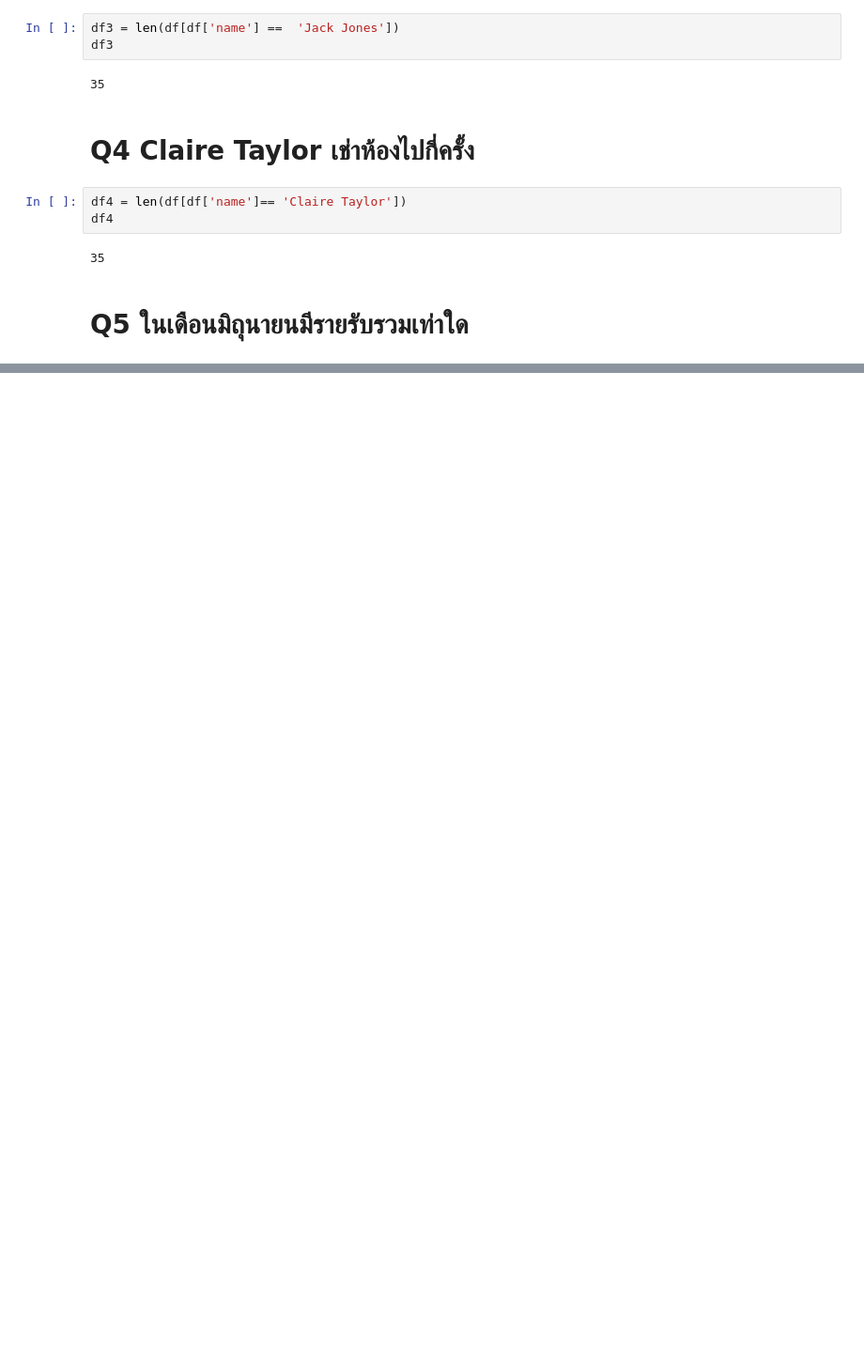
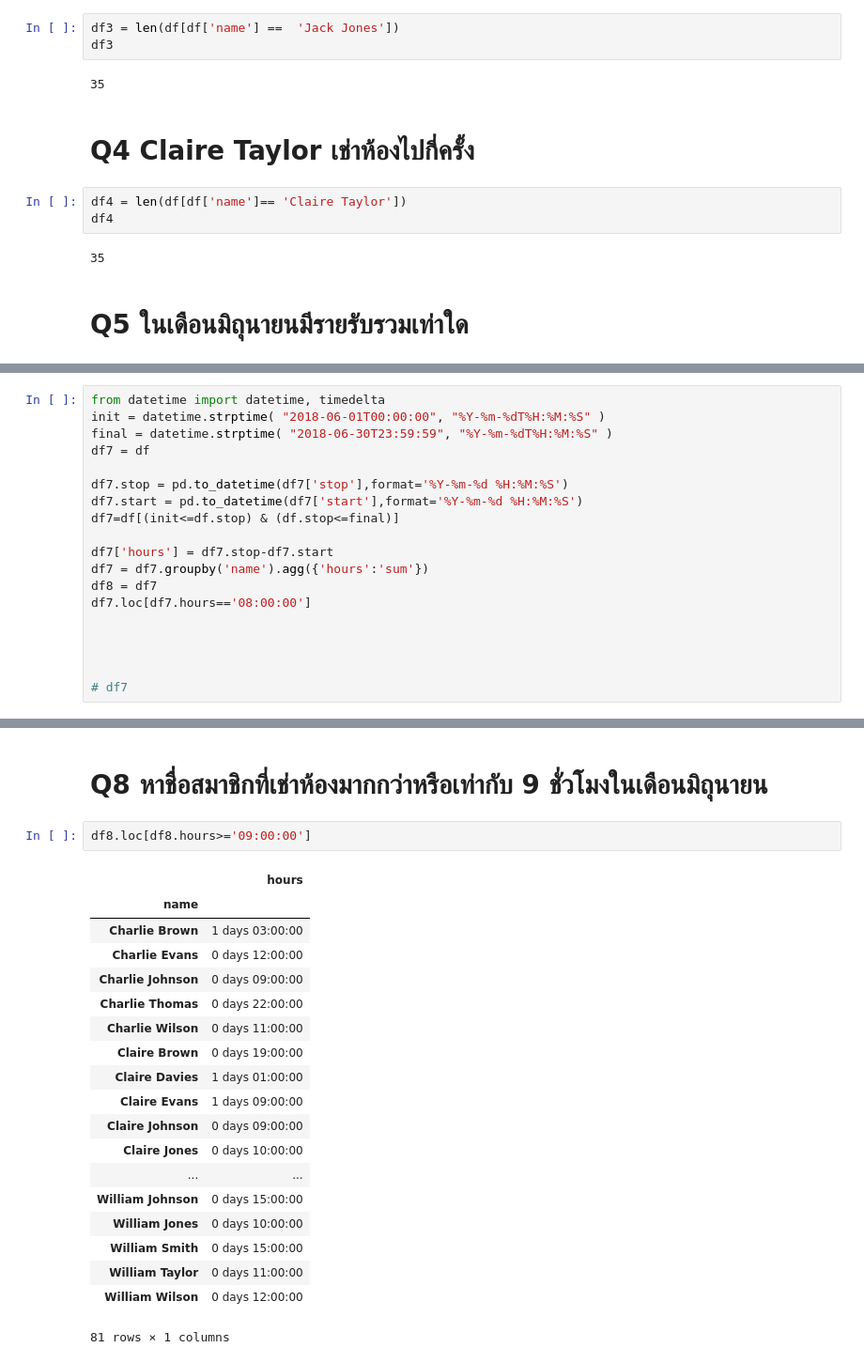
Before and after one commit to nuttaponkhamkul123/CS439_2019, a Jupyter notebook: cs439_week07/week07.ipynb, the cells around one changed output, grey strips where cells are left out. Shown at 94% size. Saved outputs shown, nothing was run; the diff lists cells and outputs as text; blank space fills up the shorter version.

```diff
--- a/cs439_week07/week07.ipynb
+++ b/cs439_week07/week07.ipynb
@@ -205,0 +178,19 @@ dtype: object
+# %%
+from datetime import datetime, timedelta
+init = datetime.strptime( "2018-06-01T00:00:00", "%Y-%m-%dT%H:%M:%S" )
+final = datetime.strptime( "2018-06-30T23:59:59", "%Y-%m-%dT%H:%M:%S" )
+df7 = df
+
+df7.stop = pd.to_datetime(df7['stop'],format='%Y-%m-%d %H:%M:%S')
+df7.start = pd.to_datetime(df7['start'],format='%Y-%m-%d %H:%M:%S')
+df7=df[(init<=df.stop) & (df.stop<=final)]
+
+df7['hours'] = df7.stop-df7.start
+df7 = df7.groupby('name').agg({'hours':'sum'})
+df8 = df7
+df7.loc[df7.hours=='08:00:00']
+
+
+
+
+# df7
@@ -205,0 +208,24 @@ dtype: object
+# %% [markdown]
+# Q8 หาชื่อสมาชิกที่เช่าห้องมากกว่าหรือเท่ากับ 9 ชั่วโมงในเดือนมิถุนายน
+# %%
+df8.loc[df8.hours>='09:00:00']
+# %% [output]
+|  | hours |
+| name |  |
+| Charlie Brown | 1 days 03:00:00 |
+| Charlie Evans | 0 days 12:00:00 |
+| Charlie Johnson | 0 days 09:00:00 |
+| Charlie Thomas | 0 days 22:00:00 |
+| Charlie Wilson | 0 days 11:00:00 |
+| Claire Brown | 0 days 19:00:00 |
+| Claire Davies | 1 days 01:00:00 |
+| Claire Evans | 1 days 09:00:00 |
+| Claire Johnson | 0 days 09:00:00 |
+| Claire Jones | 0 days 10:00:00 |
+| ... | ... |
+| William Johnson | 0 days 15:00:00 |
+| William Jones | 0 days 10:00:00 |
+| William Smith | 0 days 15:00:00 |
+| William Taylor | 0 days 11:00:00 |
+| William Wilson | 0 days 12:00:00 |
+81 rows × 1 columns
```
Also changed, not shown: parts of 11 cells of this notebook, 1 other file.
